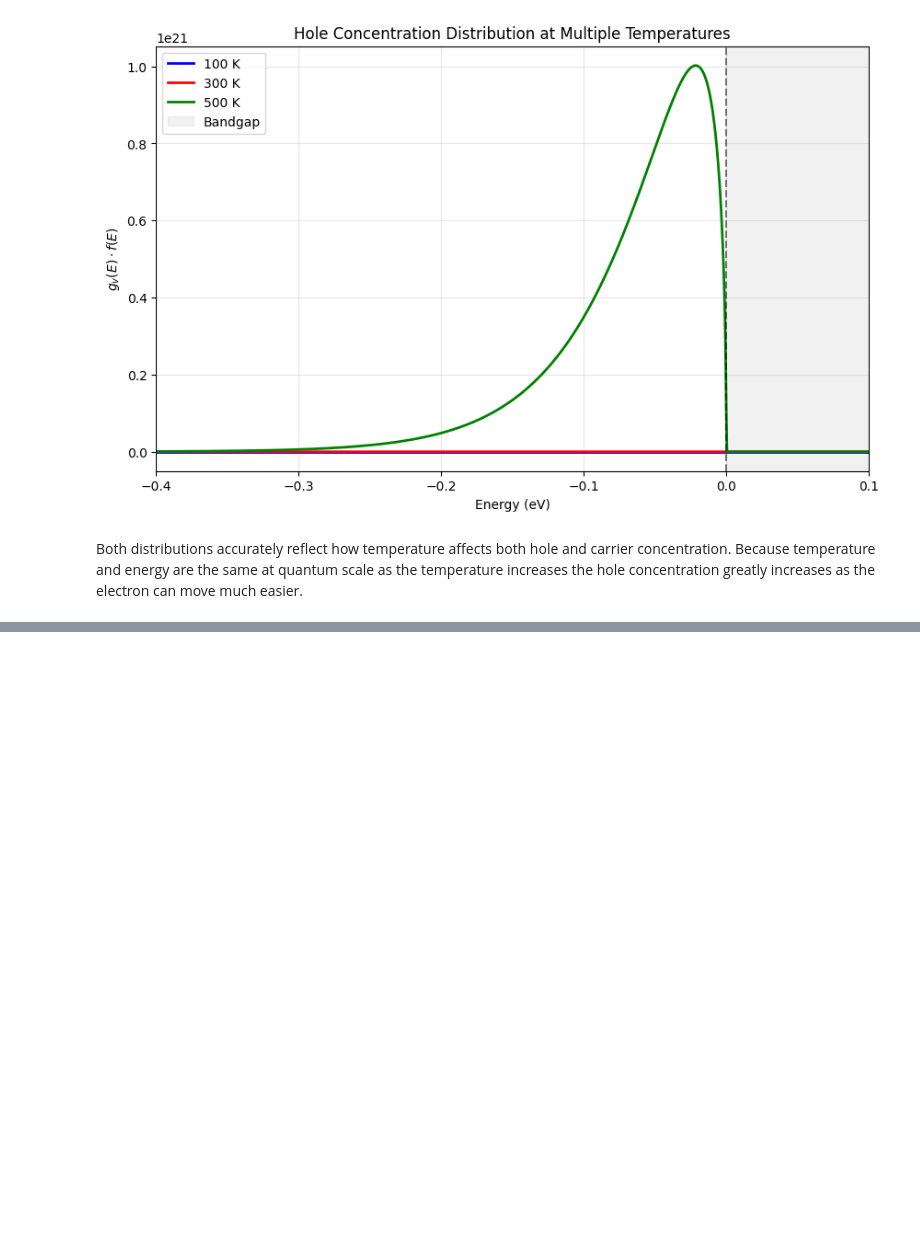
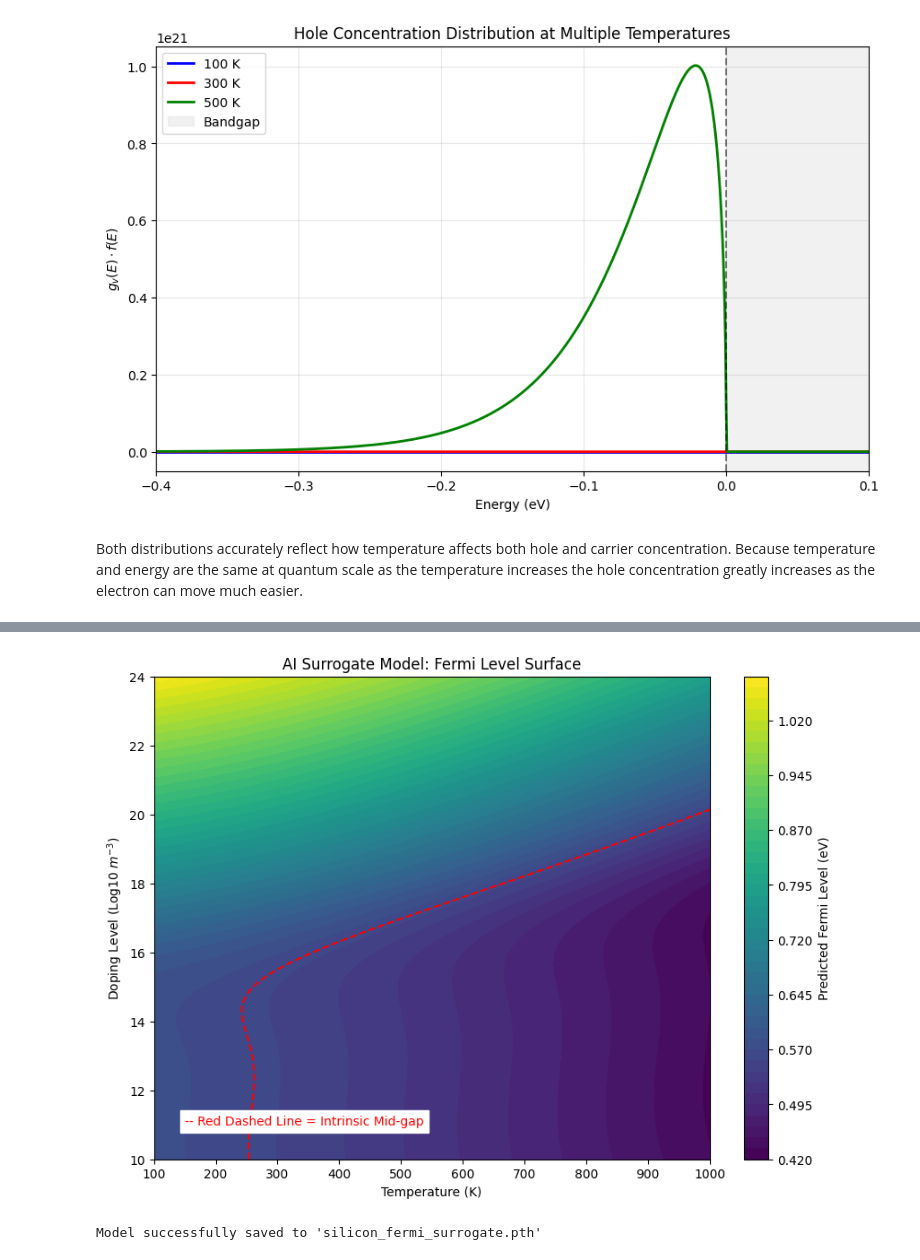
Before and after one commit to Signalbowl54/Carrier_Concentration, a Jupyter notebook: carrier_sim.ipynb, the cells around one changed output, grey strips where cells are left out. Drawn from its saved outputs; the diff is of its cells as text; code cells hidden in the pictures; blank space fills up the shorter version.

```diff
--- a/carrier_sim.ipynb
+++ b/carrier_sim.ipynb
@@ -335,0 +523,66 @@ plt.show()
+# %%
+import torch
+import numpy as np
+import matplotlib.pyplot as plt
+
+# ==========================================
+# 1. Create a massive testing grid
+# ==========================================
+# 100x100 grid = 10,000 new test points
+T_test = np.linspace(100, 1000, 100)
+Nd_test_log = np.linspace(10, 24, 100)
+
+# Create a meshgrid for plotting
+T_grid, Nd_grid = np.meshgrid(T_test, Nd_test_log)
+
+# Flatten the grid to feed it to the AI
+T_flat = T_grid.flatten()
+Nd_flat = Nd_grid.flatten()
+
+# Combine into a single array: [10000 rows, 2 columns]
+X_test_raw = np.column_stack((T_flat, Nd_flat))
+
+# ==========================================
+# 2. Scale the data (CRITICAL!)
+# ==========================================
+# We must use the exact same X_min and X_max from training!
+X_test_scaled = (X_test_raw - X_min) / (X_max - X_min)
+X_test_tensor = torch.tensor(X_test_scaled, dtype=torch.float32)
+
+# ==========================================
+# 3. Ask the AI for 10,000 predictions instantly
+# ==========================================
+# 'torch.no_grad()' tells PyTorch we are just testing, not training.
+# It makes the prediction run 10x faster and saves memory.
+with torch.no_grad():
+    Ef_pred_flat = model(X_test_tensor).numpy()
+
+# Reshape the flat predictions back into a 100x100 grid for the plot
+Ef_pred_grid = Ef_pred_flat.reshape(100, 100)
+
+# ==========================================
+# 4. Plot the AI's "Brain"
+# ==========================================
+plt.figure(figsize=(10, 7))
+contour = plt.contourf(T_grid, Nd_grid, Ef_pred_grid, levels=50, cmap='viridis')
+plt.colorbar(contour, label='Predicted Fermi Level (eV)')
+
+# Add the 0.56 eV Mid-gap line to show where it goes intrinsic
+plt.contour(T_grid, Nd_grid, Ef_pred_grid, levels=[0.56], colors='red', linestyles='dashed')
+
+plt.title('AI Surrogate Model: Fermi Level Surface')
+plt.xlabel('Temperature (K)')
+plt.ylabel('Doping Level (Log10 $m^{-3}$)')
+plt.text(150, 11, "-- Red Dashed Line = Intrinsic Mid-gap", color='red', fontsize=10, backgroundcolor='white')
+plt.show()
+
+# ==========================================
+# 5. Save the Model!
+# ==========================================
+# If you close Jupyter right now, the model's memory is wiped.
+# This saves the trained weights to a file so you can load them later.
+torch.save(model.state_dict(), "silicon_fermi_surrogate.pth")
+print("\nModel successfully saved to 'silicon_fermi_surrogate.pth'")
+# %% [output]
+[figure, added]
+Model successfully saved to 'silicon_fermi_surrogate.pth'
```
Also changed, not shown: parts of 12 cells of this notebook, 2 other files.
